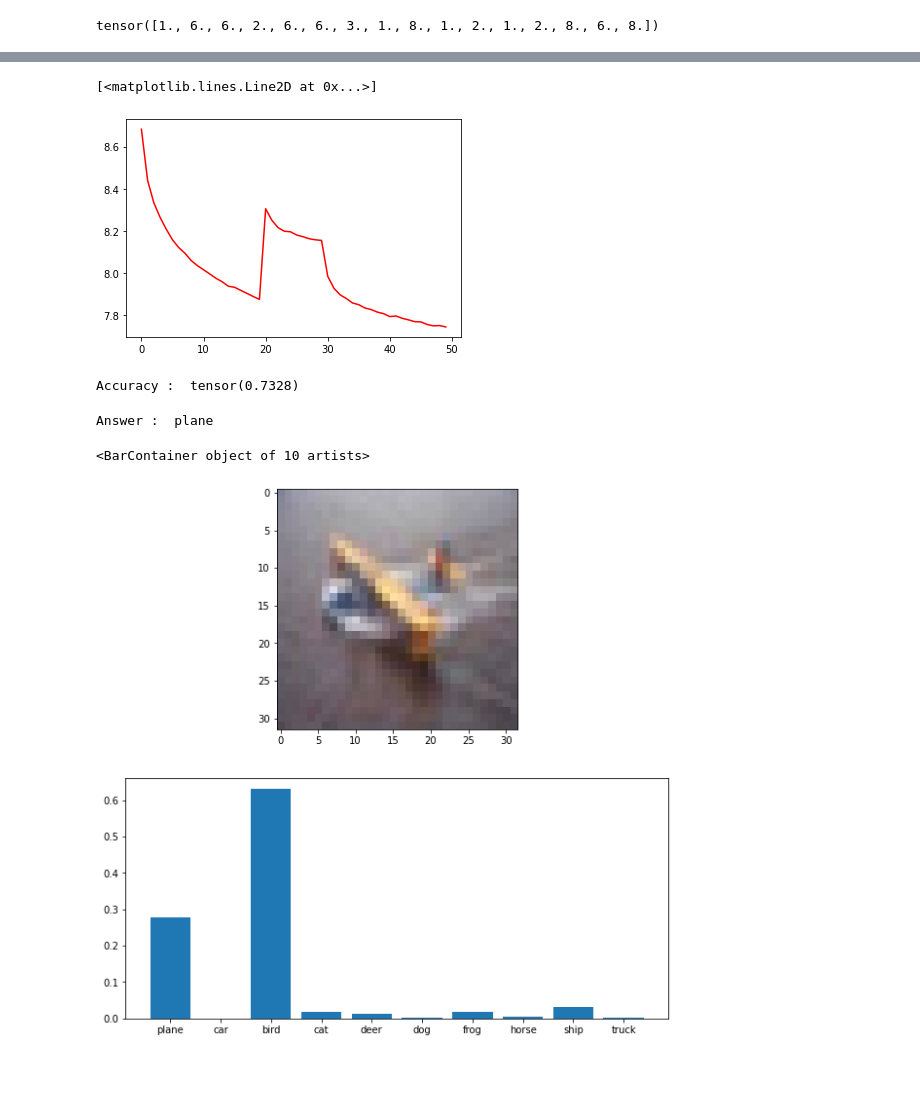
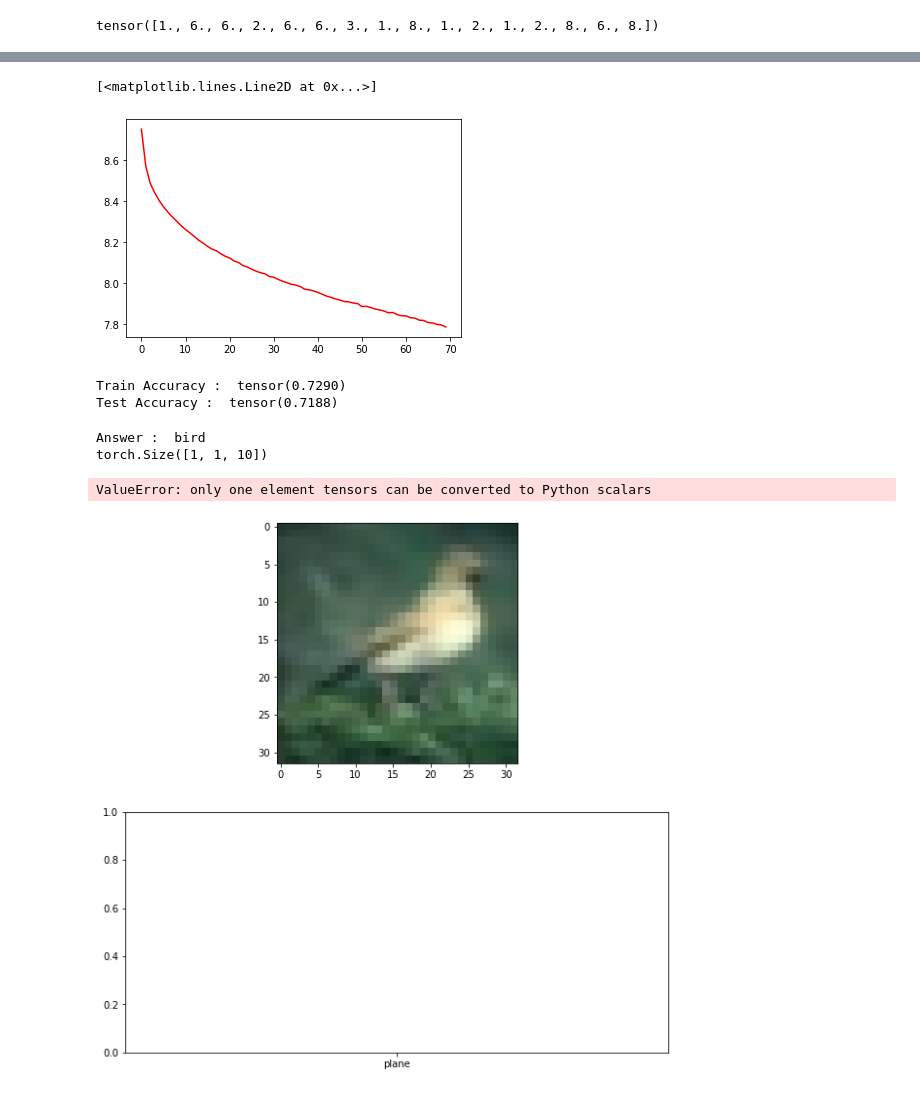
Before and after one commit to amansatyawali/practice, a Jupyter notebook: pytorch/cifar10/training.ipynb, the cells around one changed output, grey strips where cells are left out. Saved outputs shown, nothing was run; the diff lists cells and outputs as text; code cells hidden in the pictures.

```diff
--- a/pytorch/cifar10/training.ipynb
+++ b/pytorch/cifar10/training.ipynb
@@ -201,7 +201,7 @@ def makeTrainStep(model, optimizer, lossFn) :
 losses = []
 epoch = 0
 # %%
-nEpochs = 20
+nEpochs = 70
 learningRate= 0.001
 lossFn = nn.CrossEntropyLoss()
 
@@ -238,15 +254,29 @@ Trainig pass :  1  of  20
 plt.plot(losses, color = 'red')
 # %% [output]
 [<matplotlib.lines.Line2D at 0x...>]
-[figure, old version]
+[figure, new version]
 # %%
 totalPredictions = 0
 correctPredictions = 0
 wrongPred1 = []
 model.eval()
 with torch.no_grad() :
+    for xTrainBatch, yTrainBatch in trainLoader :
+        yPred = model.forward(xTrainBatch)
+
+        ans = torch.empty(yPred.shape[0])
+        for index in range(len(ans)) :
+            ans[index] = torch.argmax(yPred[index])
+
+        correctPredictions += torch.eq(ans, yTrainBatch).sum()
+        totalPredictions += batchSize
+    print('Train Accuracy : ', correctPredictions/totalPredictions)
+
+    totalPredictions = 0
+    correctPredictions = 0
+
     for xTestBatch, yTestBatch in testLoader :
-        yPred = model.predict(xTestBatch)
+        yPred = model.forward(xTestBatch)
 
         ans = torch.empty(yPred.shape[0])
         for index in range(len(ans)) :
@@ -256,23 +286,27 @@ with torch.no_grad() :
 
         for i, sample in enumerate(ans, 0) :
             if(ans[i] != yTestBatch[i]) :
-                wrongPred1.append({'image' : xTestBatch[i].permute(1, 2, 0), 'answer' : yTestBatch[i], 'pred' : yPred[i].numpy()})
+                wrongPred1.append({'image' : xTestBatch[i].permute(1, 2, 0), 'answer' : yTestBatch[i], 'pred' : yPred[i]})
         totalPredictions += batchSize
-    print('Accuracy : ', correctPredictions/totalPredictions)
+    print('Test Accuracy : ', correctPredictions/totalPredictions)
 # %% [output]
-Accuracy :  tensor(0.7328)
+Train Accuracy :  tensor(0.7290)
+Test Accuracy :  tensor(0.7188)
 # %%
 fig, ax = plt.subplots(2, 1, figsize=(10,10))
 
 
 i = 3
 ax[0].imshow(wrongPred1[i]['image'])
 print('Answer : ', classes[wrongPred1[i]['answer'].int()])
-ax[1].bar(classes, wrongPred1[i]['pred'])
+predProb = torch.from_numpy(wrongPred1[i]['pred'].reshape(1, 1, 10))
+print(predProb.shape)
+ax[1].bar(classes, model.softmax(predProb))
 # %% [output]
-Answer :  plane
+Answer :  bird
+torch.Size([1, 1, 10])
-<BarContainer object of 10 artists>
+ValueError: only one element tensors can be converted to Python scalars
-[figure, old version]
+[figure, new version]
 # %%
 PATH = 'savedModels/' + datetime.now().strftime("%Y_%m_%d-%H:%M:%S") + '.pth'
 torch.save({'params' : model.state_dict(), 'losses' : losses}, PATH)
```
Also changed, not shown: parts of 1 cell of this notebook, 1 other file.
